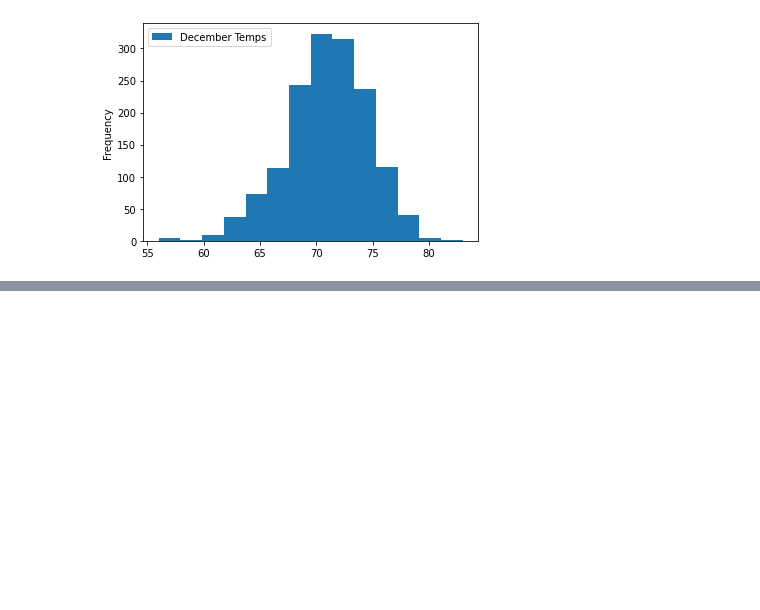
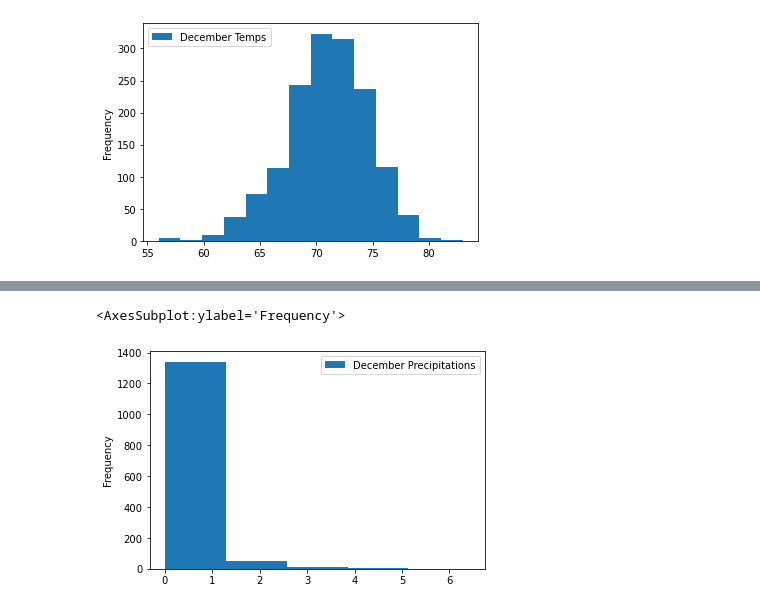
Before and after one commit to juliomeza/surfs_up, a Jupyter notebook: SurfsUp_Challenge.ipynb, the cells around one changed output, grey strips where cells are left out. Saved outputs shown, nothing was run; the diff lists cells and outputs as text; code cells hidden in the pictures; blank space fills up the shorter version.

```diff
--- a/SurfsUp_Challenge.ipynb
+++ b/SurfsUp_Challenge.ipynb
@@ -128,0 +147,10 @@ december_df.plot.hist(bins=14)
+# %%
+# December Precipitations
+results = session.query(Measurement.prcp).filter(extract('month', Measurement.date)==12).\
+                  order_by(Measurement.date).all()
+december_prcp = list(results)
+december_prcp_df = pd.DataFrame(december_prcp, columns=['December Precipitations'])
+december_prcp_df.plot.hist(bins=5)
+# %% [output]
+<AxesSubplot:ylabel='Frequency'>
+[figure, added]
```
Also changed, not shown: parts of 4 cells of this notebook, 3 other files.
